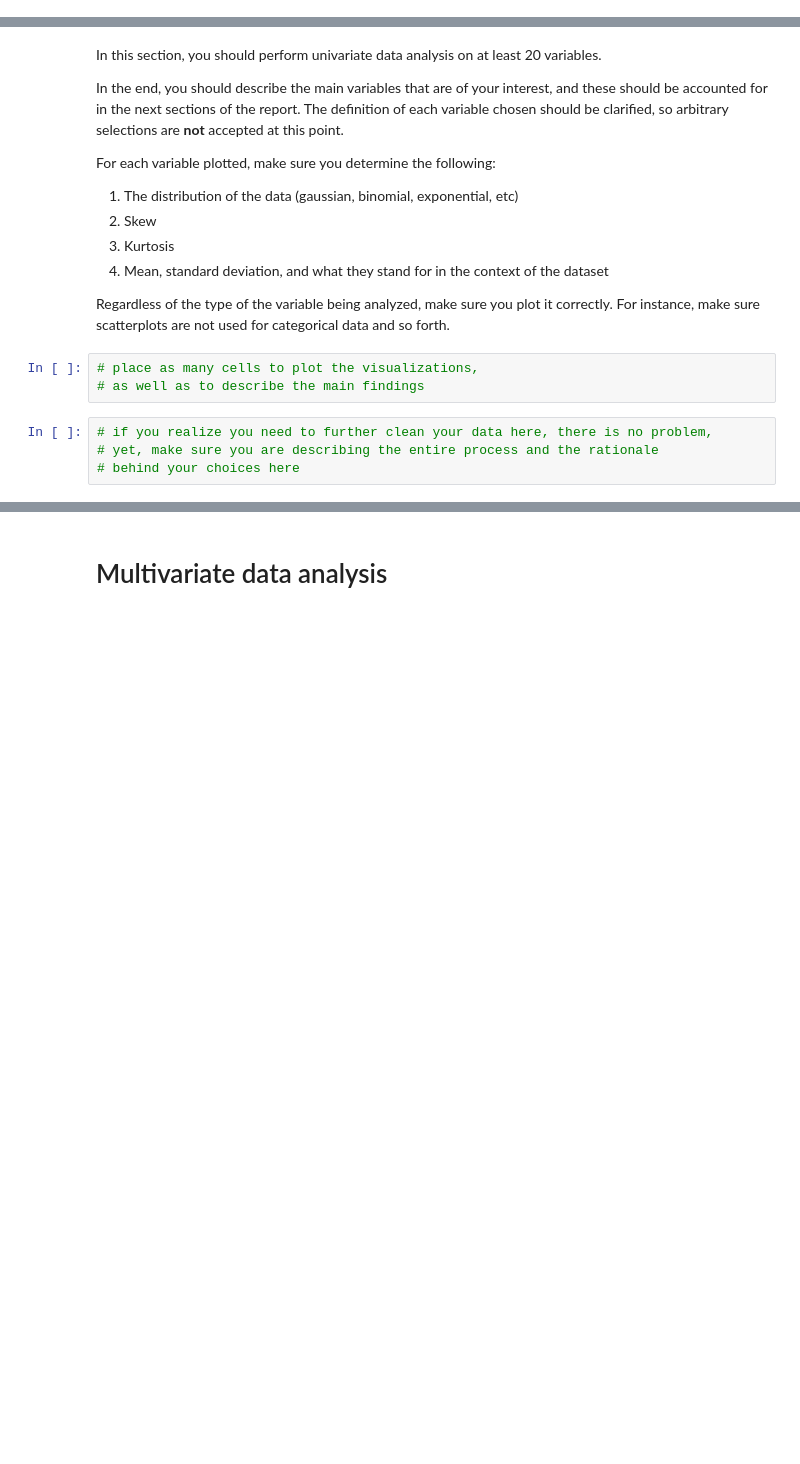
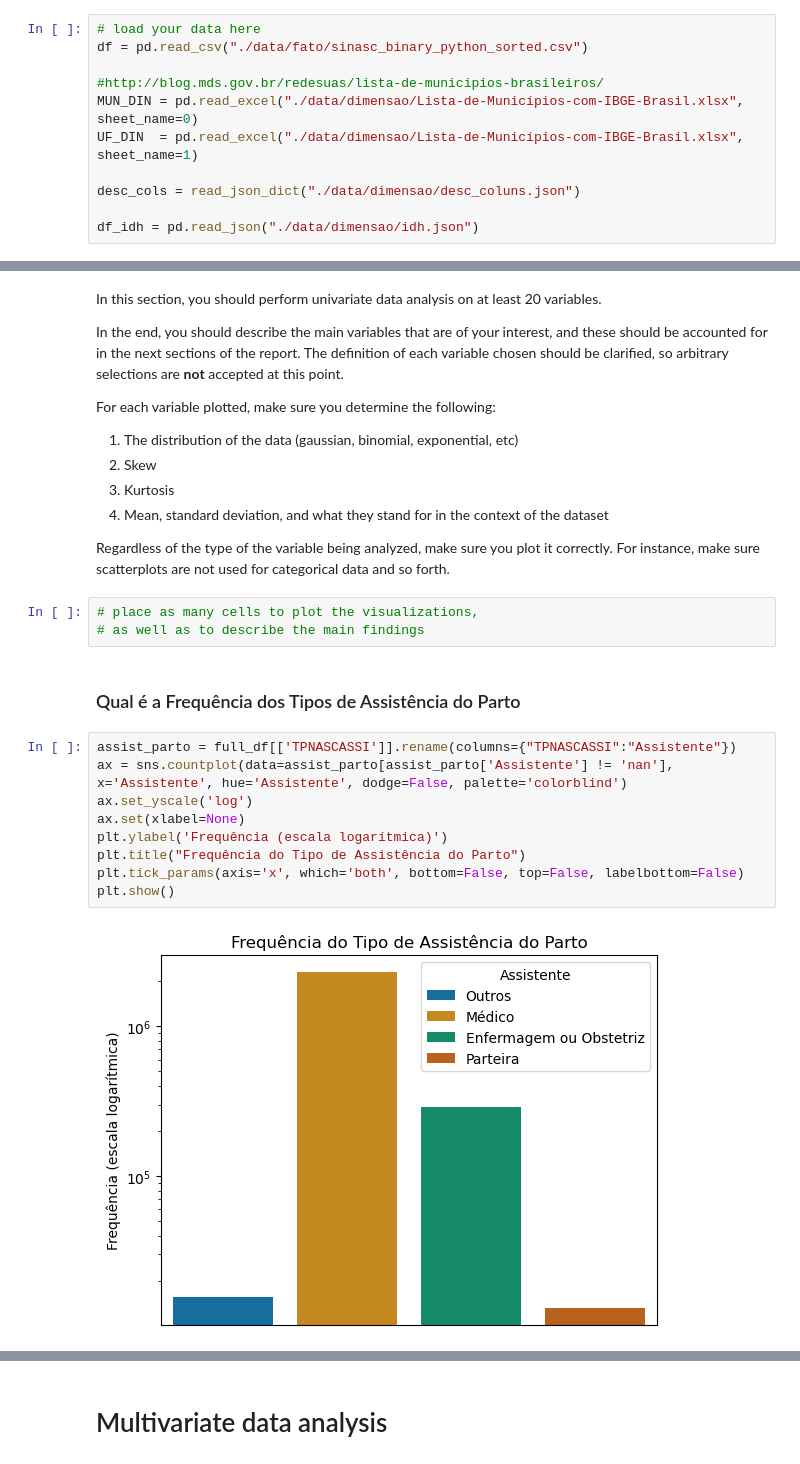
Before and after one commit to danielnowakassis/SINASC-Dataset, a Jupyter notebook: DS_project_template.ipynb, the cells around one changed output, grey strips where cells are left out. Drawn from its saved outputs; the diff is of its cells as text; blank space fills up the shorter version.

```diff
--- a/DS_project_template.ipynb
+++ b/DS_project_template.ipynb
@@ -30,0 +44,11 @@ Below, load the data using pandas and make all the necessary data cleansing so t
+# %%
+# load your data here
+df = pd.read_csv("./data/fato/sinasc_binary_python_sorted.csv")
+
+#http://blog.mds.gov.br/redesuas/lista-de-municipios-brasileiros/
+MUN_DIN = pd.read_excel("./data/dimensao/Lista-de-Municípios-com-IBGE-Brasil.xlsx", sheet_name=0)
+UF_DIN  = pd.read_excel("./data/dimensao/Lista-de-Municípios-com-IBGE-Brasil.xlsx", sheet_name=1)
+
+desc_cols = read_json_dict("./data/dimensao/desc_coluns.json")
+
+df_idh = pd.read_json("./data/dimensao/idh.json")
@@ -58,7 +177,16 @@ Regardless of the type of the variable being analyzed, make sure you plot it cor
 # %%
 # place as many cells to plot the visualizations,
 # as well as to describe the main findings
-# %%
-# if you realize you need to further clean your data here, there is no problem,
-# yet, make sure you are describing the entire process and the rationale
-# behind your choices here
+# %% [markdown]
+### Qual é a Frequência dos Tipos de Assistência do Parto
+# %%
+assist_parto = full_df[['TPNASCASSI']].rename(columns={"TPNASCASSI":"Assistente"})
+ax = sns.countplot(data=assist_parto[assist_parto['Assistente'] != 'nan'], x='Assistente', hue='Assistente', dodge=False, palette='colorblind')
+ax.set_yscale('log')
+ax.set(xlabel=None)
+plt.ylabel('Frequência (escala logarítmica)')
+plt.title("Frequência do Tipo de Assistência do Parto")
+plt.tick_params(axis='x', which='both', bottom=False, top=False, labelbottom=False)
+plt.show()
+# %% [output]
+[figure, added]
```
Also changed, not shown: parts of 24 cells of this notebook, 6 other files.
